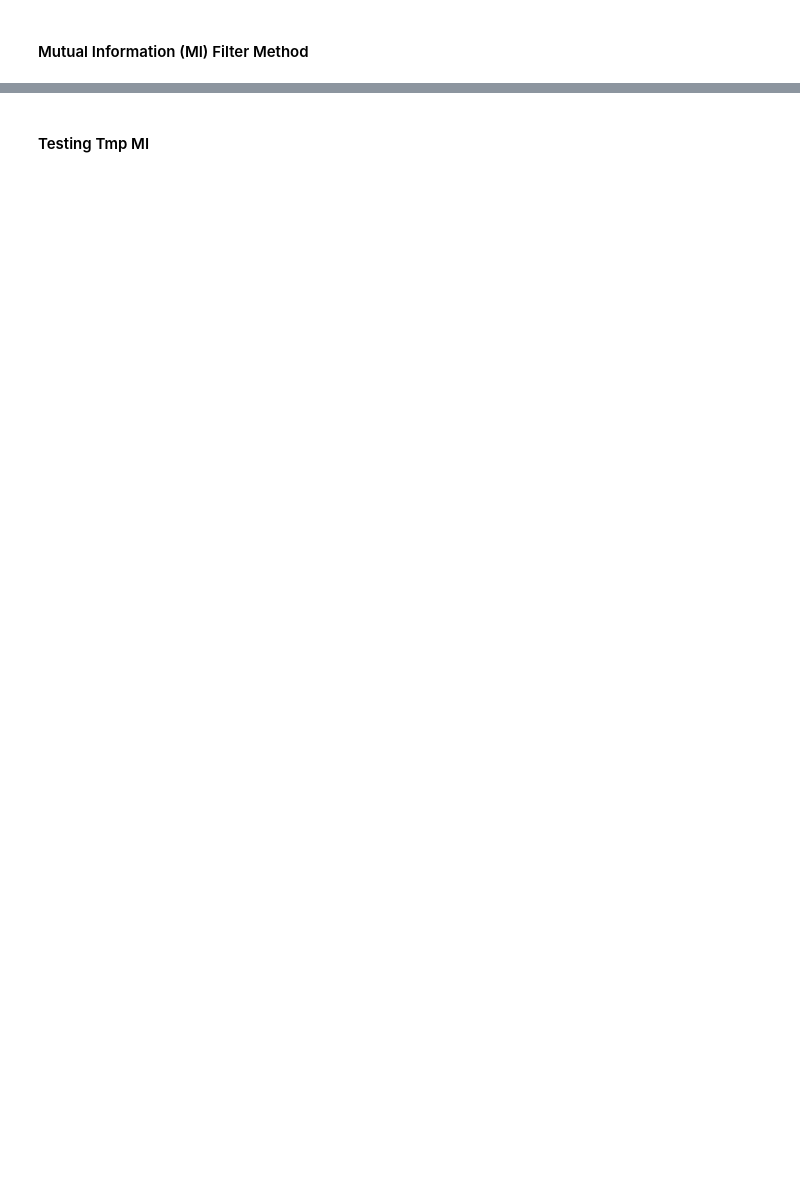
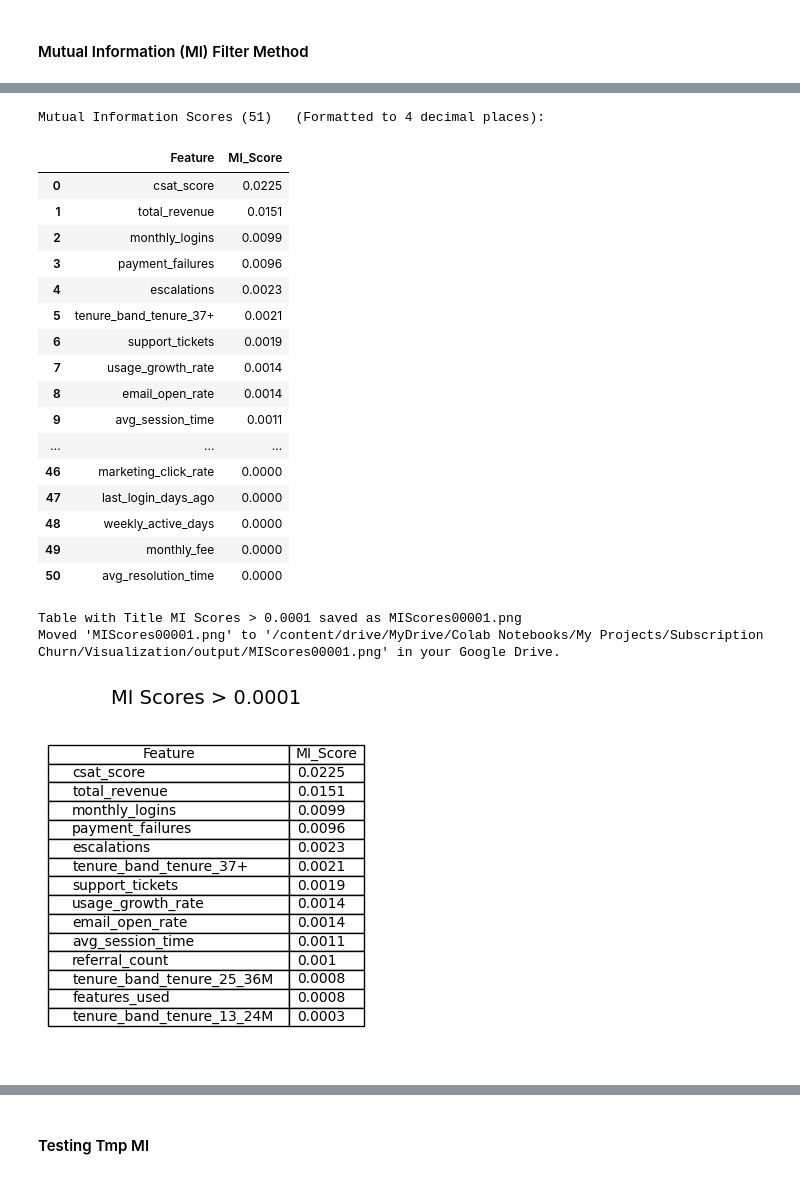
Before and after one commit to tsbawa61/Machine-Learning, a Jupyter notebook: FinalChurn.ipynb, the cells around one changed output, grey strips where cells are left out. Drawn from its saved outputs; the diff is of its cells as text; code cells hidden in the pictures; blank space fills up the shorter version.

```diff
--- a/FinalChurn.ipynb
+++ b/FinalChurn.ipynb
@@ -2934,7 +3116,14 @@ plt.show()
 from sklearn.feature_selection import mutual_info_classif
 import pandas as pd
 
-discreteFeatures= [17,18,19,20,21,22,23,24,25,26,27,28,29,30,31,32,33,34,35,36,37,38,39,40,41,42,43,44,45,46,47,48,49,50,51]
+
+# Dynamically determine discrete features based on current X DataFrame
+# Assuming the first 17 columns are numerical/continuous, and the rest are discrete (e.g., one-hot encoded)
+# based on the column list of X after previous operations.
+# The current number of columns in X is 51.
+# The continuous-like columns are typically: monthly_logins, weekly_active_days, avg_session_time, features_used, last_login_days_ago, monthly_fee, total_revenue, payment_failures, support_tickets, avg_resolution_time, csat_score, escalations, email_open_rate, marketing_click_rate, nps_score, referral_count (17 columns)
+num_continuous_features = 17
+discreteFeatures = list(range(num_continuous_features, X.shape[1]))
 
 # Calculate mutual information scores directly using the features from X
 # The mutual_info_classif function itself accepts the discrete_features argument
@@ -2948,9 +3155,32 @@ print(mi_scores)
 # %%
 # Convert the mi_scores Series to a DataFrame for formatting
 
-mi_scores_df = mi_scores.reset_index()
-mi_scores_df.columns = ['Feature', 'MI_Score']
+df_mi_scores = mi_scores.reset_index()
+df_mi_scores.columns = ['Feature', 'MI_Score']
 
 print(f"Mutual Information Scores ({len(mi_scores)})   (Formatted to 4 decimal places): ")
-display(mi_scores_df.style.format({'MI_Score': "{:.4f}"}))
+display(df_mi_scores.style.format({'MI_Score': "{:.4f}"}))
+tableToImage(df_mi_scores.head(14), 'MI Scores > 0.0001', 2,4,4)
+# %% [output]
+Mutual Information Scores (51)   (Formatted to 4 decimal places):
+|  | Feature | MI_Score |
+| 0 | csat_score | 0.0225 |
+| 1 | total_revenue | 0.0151 |
+| 2 | monthly_logins | 0.0099 |
+| 3 | payment_failures | 0.0096 |
+| 4 | escalations | 0.0023 |
+| 5 | tenure_band_tenure_37+ | 0.0021 |
+| 6 | support_tickets | 0.0019 |
+| 7 | usage_growth_rate | 0.0014 |
+| 8 | email_open_rate | 0.0014 |
+| 9 | avg_session_time | 0.0011 |
+| ... | ... | ... |
+| 46 | marketing_click_rate | 0.0000 |
+| 47 | last_login_days_ago | 0.0000 |
+| 48 | weekly_active_days | 0.0000 |
+| 49 | monthly_fee | 0.0000 |
+| 50 | avg_resolution_time | 0.0000 |
+Table with Title MI Scores > 0.0001 saved as MIScores00001.png
+Moved 'MIScores00001.png' to '/content/drive/MyDrive/Colab Notebooks/My Projects/Subscription Churn/Visualization/output/MIScores00001.png' in your Google Drive.
+[figure, added]
 # %%
```
Also changed, not shown: parts of 104 cells of this notebook.
